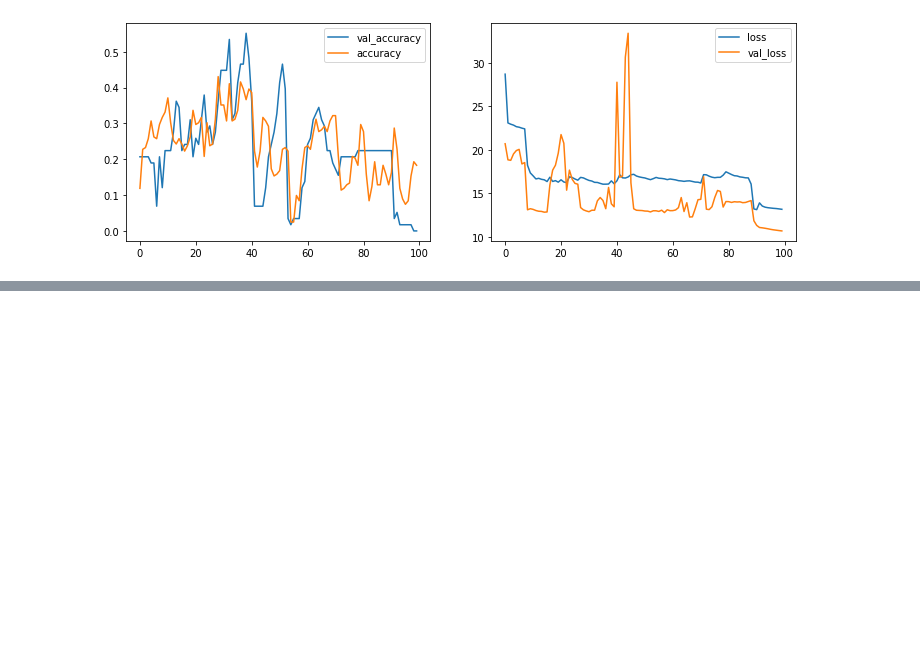
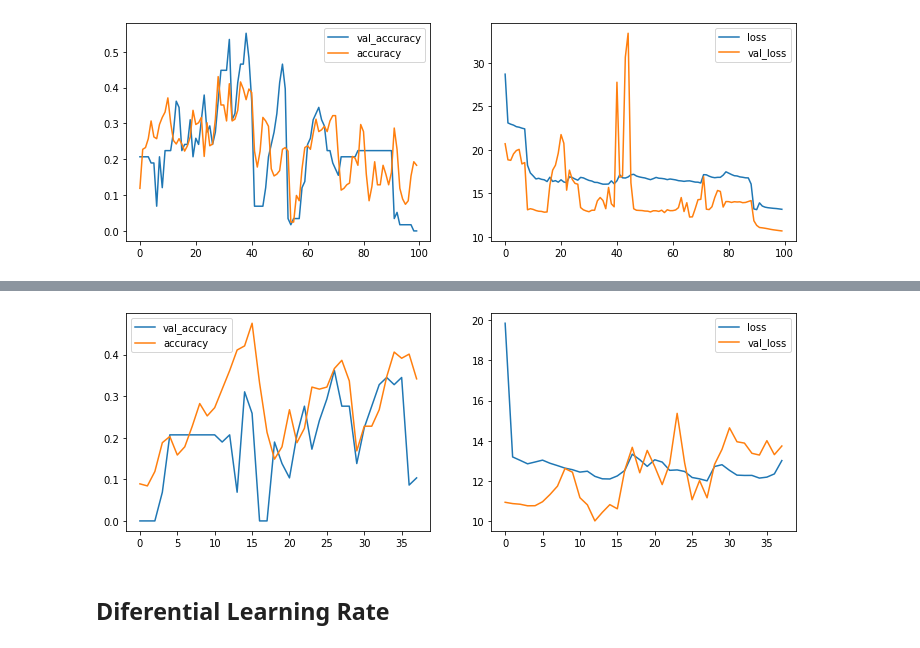
Before and after one commit to estevanmendes/chess_img, a Jupyter notebook: codigo.ipynb, the cells around one changed output, grey strips where cells are left out. Drawn from its saved outputs; the diff is of its cells as text; code cells hidden in the pictures; blank space fills up the shorter version.

```diff
--- a/codigo.ipynb
+++ b/codigo.ipynb
@@ -415,0 +418,12 @@ plot_train(histories,multiple=True)
+# %%
+Layers= [
+    KerasLayer(handle=model_url,input_shape=(224,224,3),trainable=True),
+    keras.layers.Dense(12,activation='relu')
+]
+
+opt=keras.optimizers.Adam(learning_rate=10e-4)
+loss=keras.losses.CategoricalCrossentropy()
+
+model=keras.Sequential(Layers)
+model.compile(loss=loss,optimizer=opt,metrics=['accuracy'])
+model.summary()
@@ -415,0 +444,2 @@ plot_train(histories,multiple=True)
+# %%
+history=model.fit(Xtrain,Ytrain,epochs=35,batch_size=20,validation_data=(Xvalid,Yvalid))
@@ -415,0 +469,2 @@ plot_train(histories,multiple=True)
+# %%
+history2=model.fit(Xtrain,Ytrain,epochs=3,batch_size=20,validation_data=(Xvalid,Yvalid))
@@ -415,0 +483,7 @@ plot_train(histories,multiple=True)
+# %%
+histories=join_training_hitory([history,history2])
+plot_train(histories,multiple=True)
+# %% [output]
+[figure, added]
+# %% [markdown]
+## Diferential Learning Rate
```
Also changed, not shown: parts of 12 cells of this notebook.
